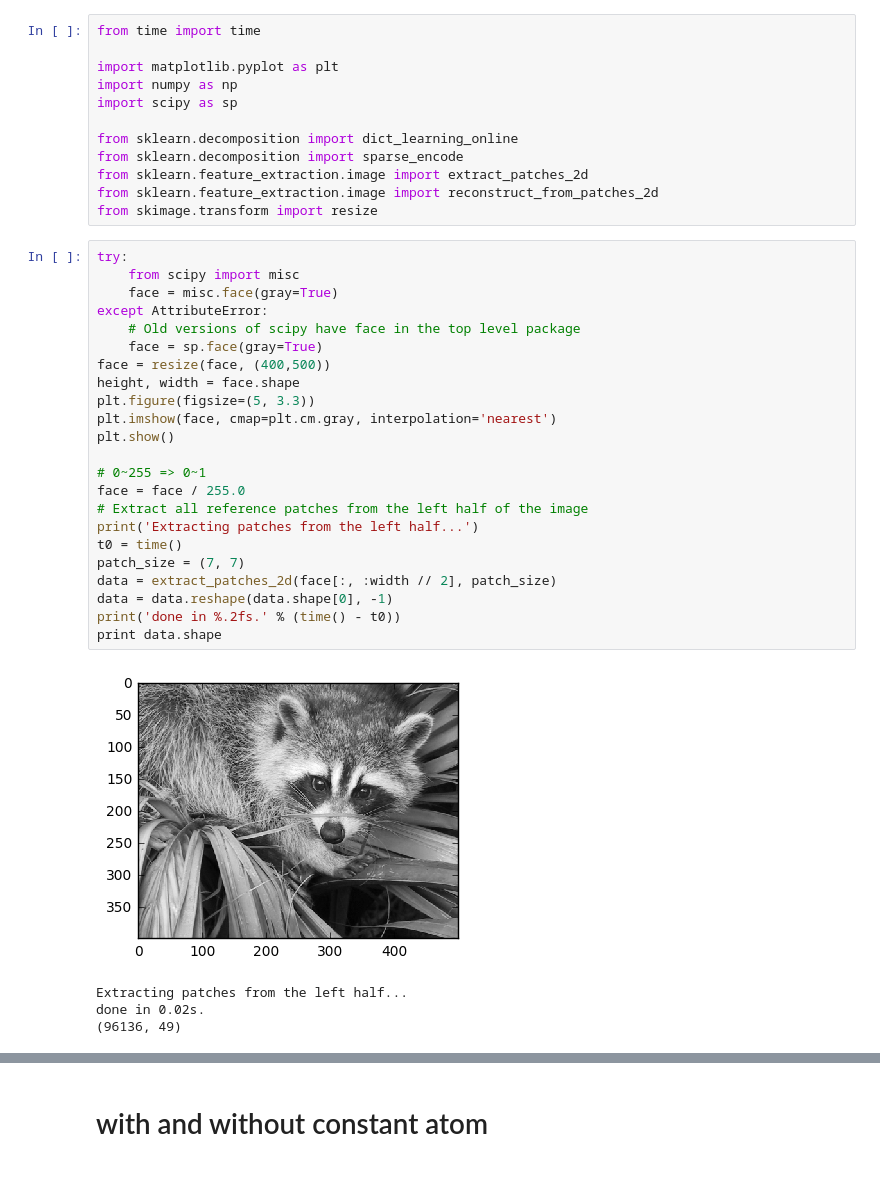
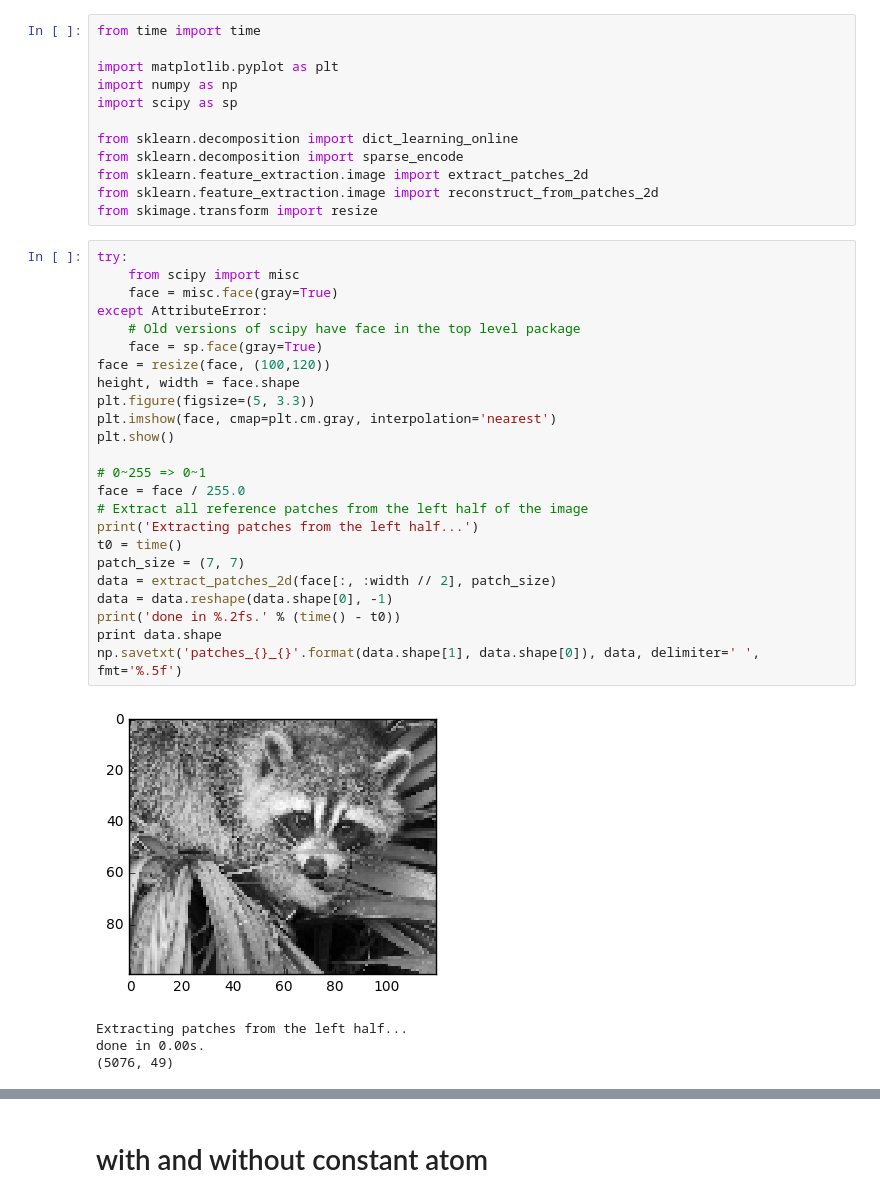
Before and after one commit to d-acharya/OnlineDictionaryLearning, a Jupyter notebook: create_test_data.ipynb, the cells around one changed output, grey strips where cells are left out. Saved outputs shown, nothing was run; the diff lists cells and outputs as text.

```diff
--- a/create_test_data.ipynb
+++ b/create_test_data.ipynb
@@ -118,31 +118,32 @@ from skimage.transform import resize
 # %%
 try:
     from scipy import misc
     face = misc.face(gray=True)
 except AttributeError:
     # Old versions of scipy have face in the top level package
     face = sp.face(gray=True)
-face = resize(face, (400,500))
+face = resize(face, (100,120))
 height, width = face.shape
 plt.figure(figsize=(5, 3.3))
 plt.imshow(face, cmap=plt.cm.gray, interpolation='nearest')
 plt.show()
 
 # 0~255 => 0~1
 face = face / 255.0
 # Extract all reference patches from the left half of the image
 print('Extracting patches from the left half...')
 t0 = time()
 patch_size = (7, 7)
 data = extract_patches_2d(face[:, :width // 2], patch_size)
 data = data.reshape(data.shape[0], -1)
 print('done in %.2fs.' % (time() - t0))
 print data.shape
+np.savetxt('patches_{}_{}'.format(data.shape[1], data.shape[0]), data, delimiter=' ', fmt='%.5f')
 # %% [output]
-[figure, old version]
+[figure, new version]
 Extracting patches from the left half...
-done in 0.02s.
-(96136, 49)
+done in 0.00s.
+(5076, 49)
 # %%
 print('Learning the dictionary...')
 t0 = time()
```
Also changed, not shown: parts of 2 cells of this notebook.
